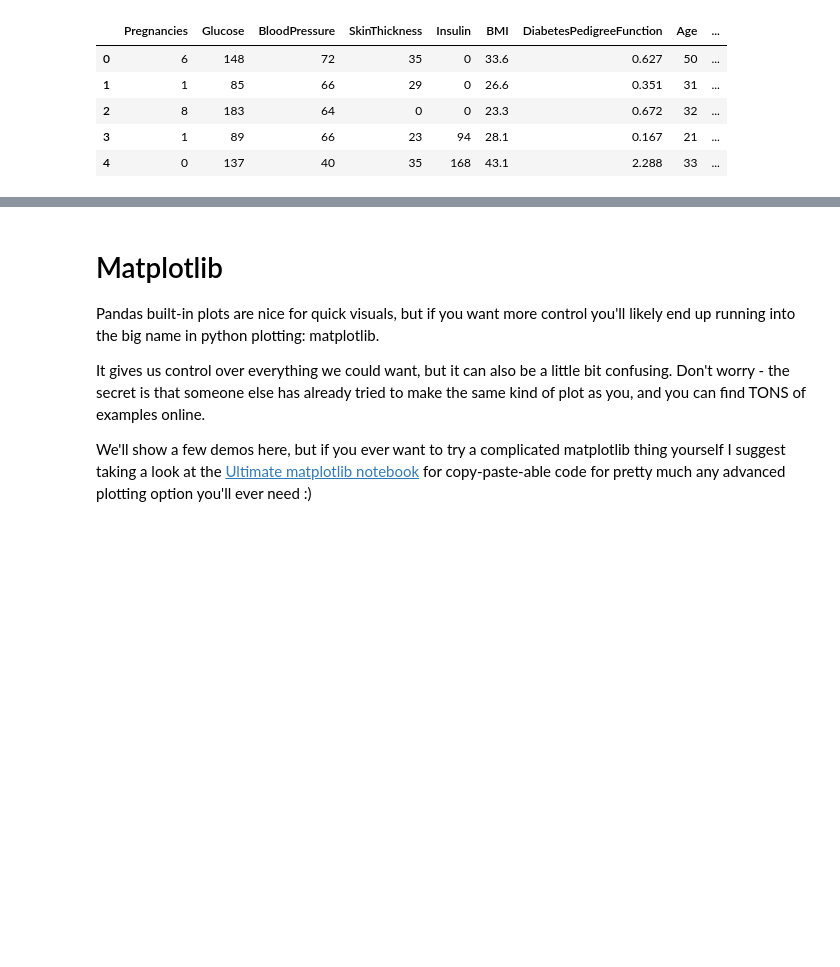
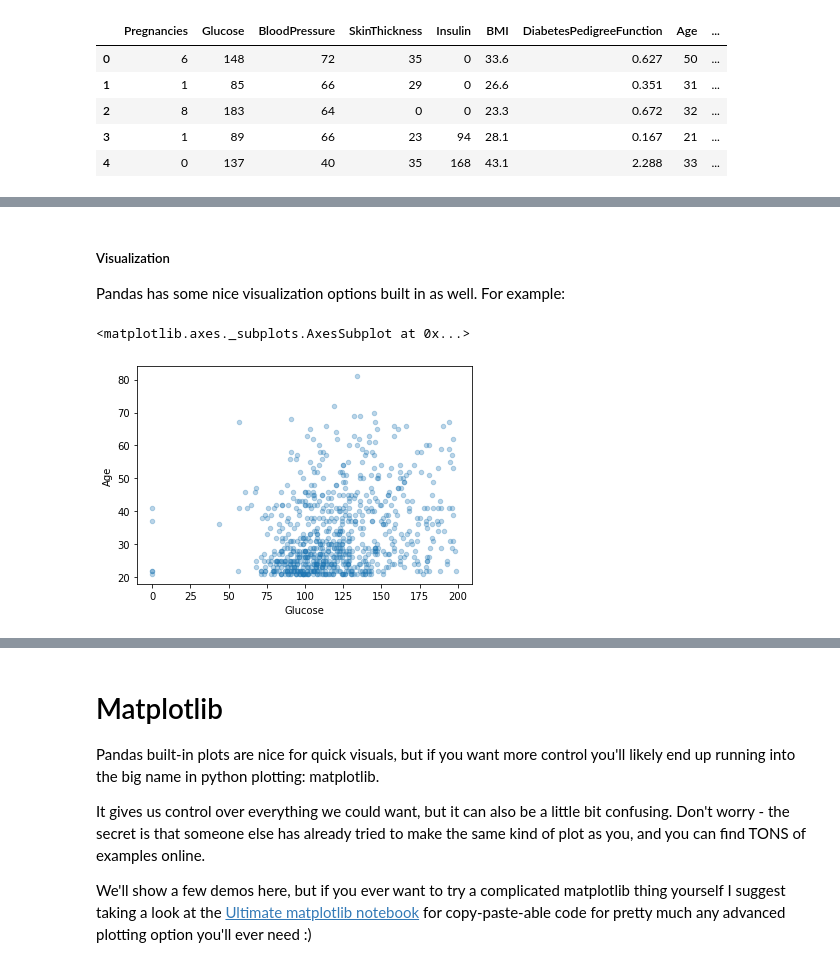
Before and after one commit to johnowhitaker/ds_zero, a Jupyter notebook: 01_Meet_The_Tools.ipynb, the cells around one changed output, grey strips where cells are left out. Drawn from its saved outputs; the diff is of its cells as text; code cells hidden in the pictures; blank space fills up the shorter version.

```diff
--- a/01_Meet_The_Tools.ipynb
+++ b/01_Meet_The_Tools.ipynb
@@ -137,0 +195,9 @@ df.head()
+# %% [markdown]
+##### Visualization
+
+Pandas has some nice visualization options built in as well. For example:
+# %%
+df.plot(x='Glucose', y='Age', kind='scatter', alpha=0.3)
+# %% [output]
+<matplotlib.axes._subplots.AxesSubplot at 0x...>
+[figure, added]
```
Also changed, not shown: parts of 27 cells of this notebook, 6 other files.
